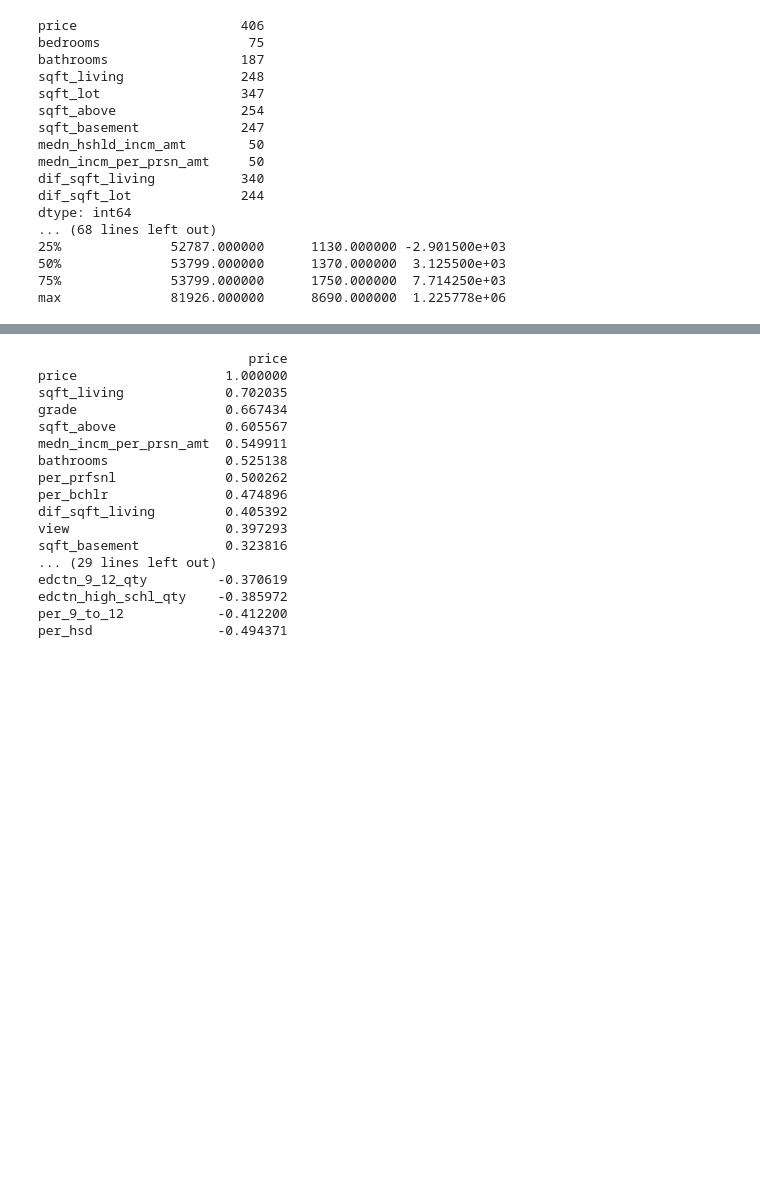
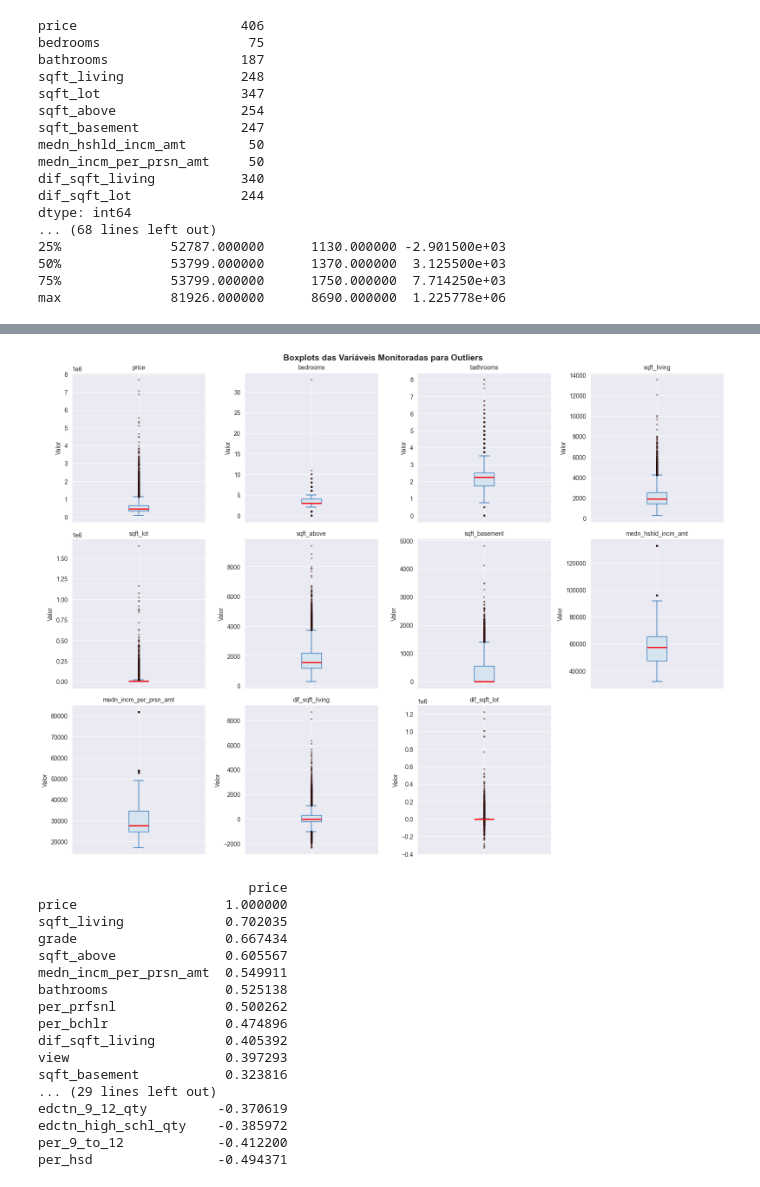
Before and after one commit to biacobral/previsao-preco-casas-ml, a Jupyter notebook: proposta.ipynb, the cells around one changed output, grey strips where cells are left out. Cells and saved outputs as stored; diff of their text form; code cells hidden in the pictures; blank space fills up the shorter version.

```diff
--- a/proposta.ipynb
+++ b/proposta.ipynb
@@ -193,3 +226,30 @@ max              81926.000000      8690.000000  1.225778e+06
+# %%
+# boxplots por variável
+fig, axes = plt.subplots(3, 4, figsize=(16, 12))
+fig.suptitle("Boxplots das Variáveis Monitoradas para Outliers", fontsize=14, fontweight='bold')
+axes_flat = axes.flatten()
+
+for i, col in enumerate(detectar_outlier):
+    ax = axes_flat[i]
+    data = df_outlier[col].dropna()
+
+    ax.boxplot(data, vert=True, patch_artist=True,
+               boxprops=dict(facecolor='#D6E4F0', color='#2E75B6'),
+               medianprops=dict(color='red', linewidth=2),
+               whiskerprops=dict(color='#2E75B6', linewidth=1.2),
+               capprops=dict(color='#2E75B6', linewidth=1.2),
+               flierprops=dict(marker='o', markerfacecolor='#e74c3c',
+                               markersize=2, alpha=0.4, linestyle='none'))
+
+    ax.set_title(col, fontsize=10)
+    ax.set_ylabel("Valor")
+    ax.tick_params(axis='x', labelbottom=False)
+
+axes_flat[-1].set_visible(False)
+plt.tight_layout()
+plt.show()
+# %% [output]
+[figure, added]
 # %%
 # removendo outlier de 'bedrooms' por KNN
 df.loc[df['bedrooms'] == 33, 'bedrooms'] = np.nan
```
Also changed, not shown: parts of 2 cells of this notebook.
